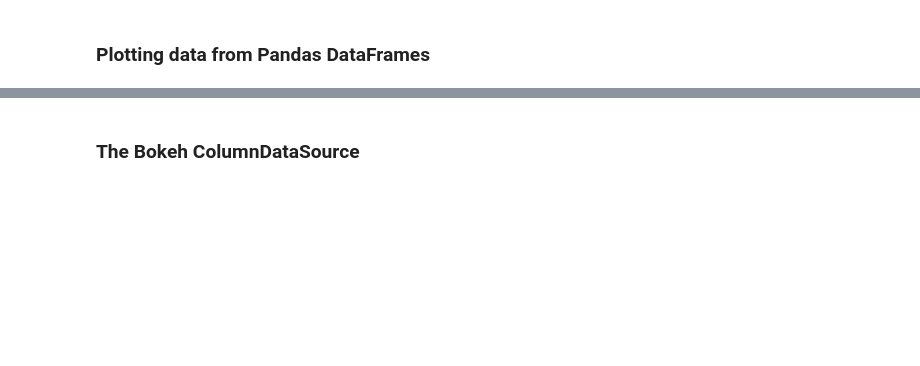
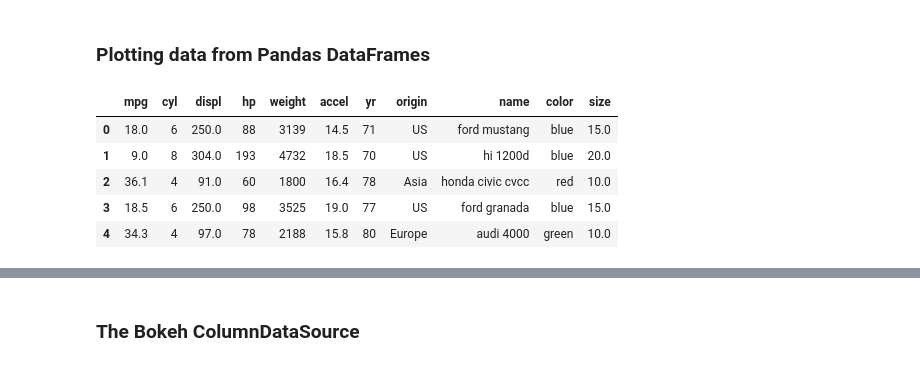
Before and after one commit to wsurles/datacamp_courses, a Jupyter notebook: python_courses/interactive_data_visualization_with_bokeh/interactive_data_visualization_with_bokeh.ipynb, the cells around one changed output, grey strips where cells are left out. Cells and saved outputs as stored; diff of their text form; code cells hidden in the pictures; blank space fills up the shorter version.

```diff
--- a/python_courses/interactive_data_visualization_with_bokeh/interactive_data_visualization_with_bokeh.ipynb
+++ b/python_courses/interactive_data_visualization_with_bokeh/interactive_data_visualization_with_bokeh.ipynb
@@ -135,2 +450,13 @@ show(p)
 # %% [markdown]
 ### Plotting data from Pandas DataFrames
+# %%
+file = 'https://assets.datacamp.com/production/course_1392/datasets/auto-mpg.csv'
+auto = pd.read_csv(file)
+auto.head()
+# %% [output]
+|  | mpg | cyl | displ | hp | weight | accel | yr | origin | name | color | size |
+| 0 | 18.0 | 6 | 250.0 | 88 | 3139 | 14.5 | 71 | US | ford mustang | blue | 15.0 |
+| 1 | 9.0 | 8 | 304.0 | 193 | 4732 | 18.5 | 70 | US | hi 1200d | blue | 20.0 |
+| 2 | 36.1 | 4 | 91.0 | 60 | 1800 | 16.4 | 78 | Asia | honda civic cvcc | red | 10.0 |
+| 3 | 18.5 | 6 | 250.0 | 98 | 3525 | 19.0 | 77 | US | ford granada | blue | 15.0 |
+| 4 | 34.3 | 4 | 97.0 | 78 | 2188 | 15.8 | 80 | Europe | audi 4000 | green | 10.0 |
```
Also changed, not shown: parts of 63 cells of this notebook, 2 other files.
